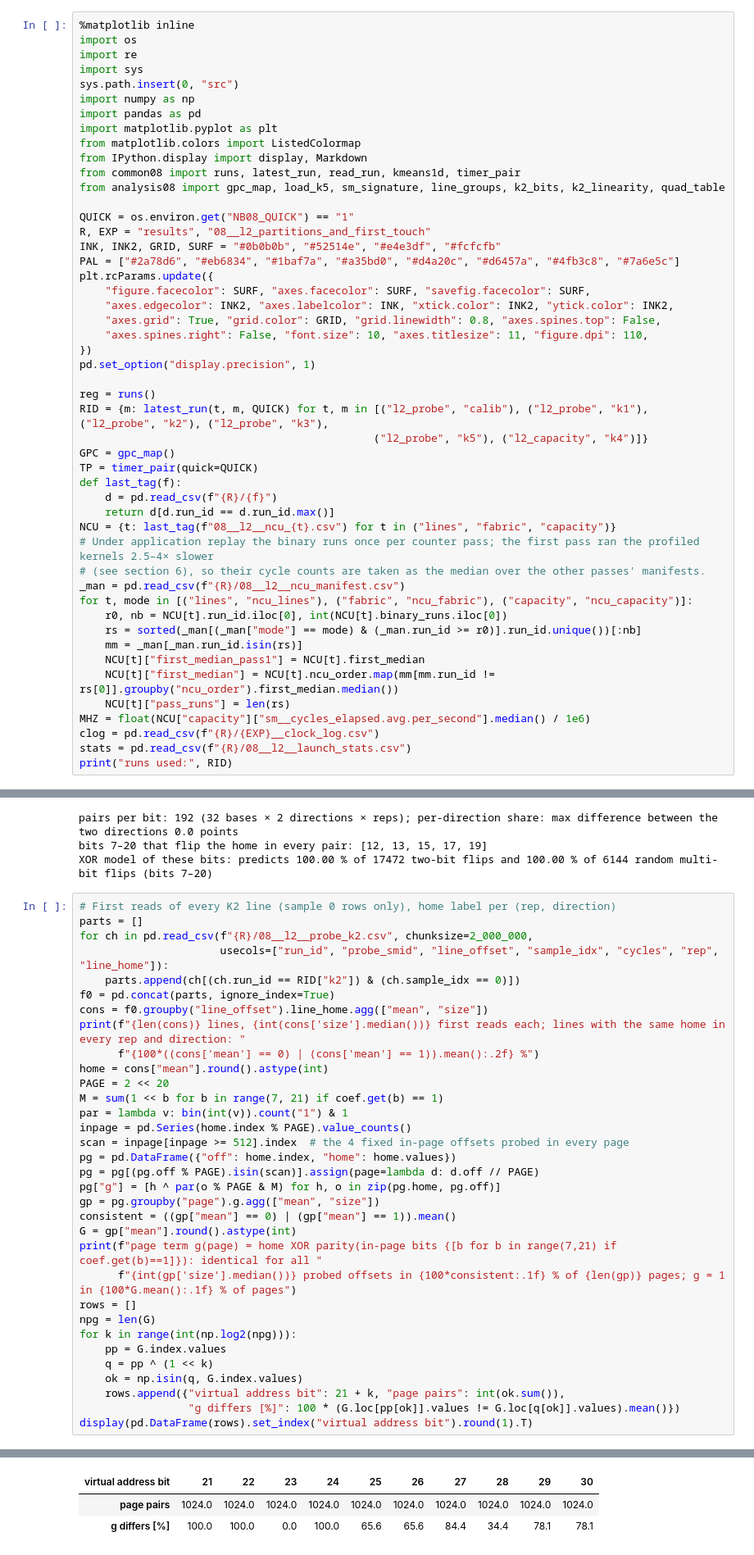
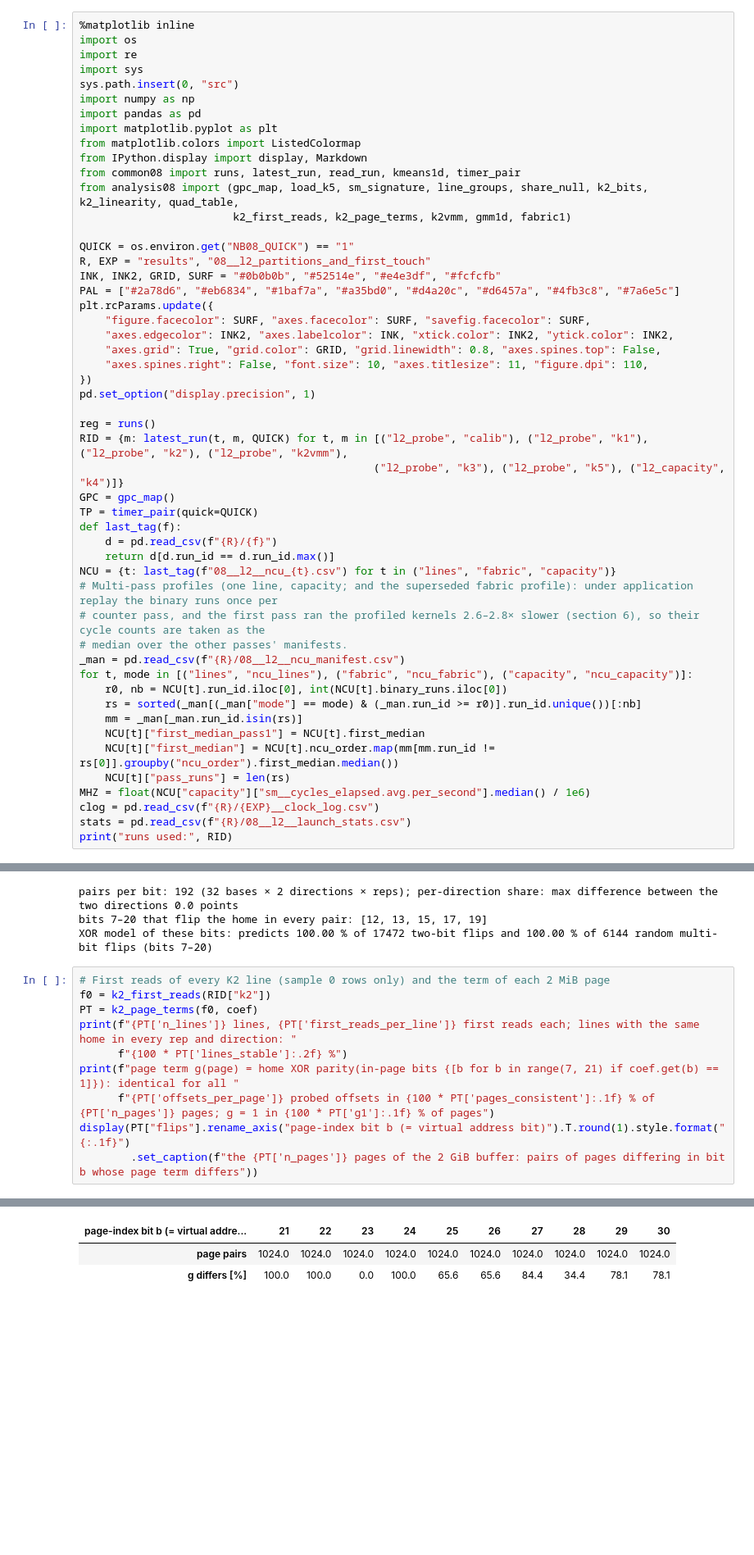
Before and after one commit to lomolisso/h100-microbench, a Jupyter notebook: experiments/08__l2_partitions_and_first_touch/08__l2_partitions_and_first_touch.ipynb, the cells around one changed output, grey strips where cells are left out. Shown at 82% size. Cells and saved outputs as stored; diff of their text form; blank space fills up the shorter version.

```diff
--- a/experiments/08__l2_partitions_and_first_touch/08__l2_partitions_and_first_touch.ipynb
+++ b/experiments/08__l2_partitions_and_first_touch/08__l2_partitions_and_first_touch.ipynb
@@ -110,7 +113,8 @@ import matplotlib.pyplot as plt
 from matplotlib.colors import ListedColormap
 from IPython.display import display, Markdown
 from common08 import runs, latest_run, read_run, kmeans1d, timer_pair
-from analysis08 import gpc_map, load_k5, sm_signature, line_groups, k2_bits, k2_linearity, quad_table
+from analysis08 import (gpc_map, load_k5, sm_signature, line_groups, share_null, k2_bits, k2_linearity, quad_table,
+                        k2_first_reads, k2_page_terms, k2vmm, gmm1d, fabric1)
 
 QUICK = os.environ.get("NB08_QUICK") == "1"
 R, EXP = "results", "08__l2_partitions_and_first_touch"
@@ -125,16 +129,17 @@ plt.rcParams.update({
 pd.set_option("display.precision", 1)
 
 reg = runs()
-RID = {m: latest_run(t, m, QUICK) for t, m in [("l2_probe", "calib"), ("l2_probe", "k1"), ("l2_probe", "k2"), ("l2_probe", "k3"),
-                                              ("l2_probe", "k5"), ("l2_capacity", "k4")]}
+RID = {m: latest_run(t, m, QUICK) for t, m in [("l2_probe", "calib"), ("l2_probe", "k1"), ("l2_probe", "k2"), ("l2_probe", "k2vmm"),
+                                              ("l2_probe", "k3"), ("l2_probe", "k5"), ("l2_capacity", "k4")]}
 GPC = gpc_map()
 TP = timer_pair(quick=QUICK)
 def last_tag(f):
     d = pd.read_csv(f"{R}/{f}")
     return d[d.run_id == d.run_id.max()]
 NCU = {t: last_tag(f"08__l2__ncu_{t}.csv") for t in ("lines", "fabric", "capacity")}
-# Under application replay the binary runs once per counter pass; the first pass ran the profiled kernels 2.5–4× slower
-# (see section 6), so their cycle counts are taken as the median over the other passes' manifests.
+# Multi-pass profiles (one line, capacity; and the superseded fabric profile): under application replay the binary runs once per
+# counter pass, and the first pass ran the profiled kernels 2.6–2.8× slower (section 6), so their cycle counts are taken as the
+# median over the other passes' manifests.
 _man = pd.read_csv(f"{R}/08__l2__ncu_manifest.csv")
 for t, mode in [("lines", "ncu_lines"), ("fabric", "ncu_fabric"), ("capacity", "ncu_capacity")]:
     r0, nb = NCU[t].run_id.iloc[0], int(NCU[t].binary_runs.iloc[0])
@@ -461,38 +502,15 @@ pairs per bit: 192 (32 bases × 2 directions × reps); per-direction share: max
 bits 7–20 that flip the home in every pair: [12, 13, 15, 17, 19]
 XOR model of these bits: predicts 100.00 % of 17472 two-bit flips and 100.00 % of 6144 random multi-bit flips (bits 7–20)
 # %%
-# First reads of every K2 line (sample 0 rows only), home label per (rep, direction)
-parts = []
-for ch in pd.read_csv(f"{R}/08__l2__probe_k2.csv", chunksize=2_000_000,
-                      usecols=["run_id", "probe_smid", "line_offset", "sample_idx", "cycles", "rep", "line_home"]):
-    parts.append(ch[(ch.run_id == RID["k2"]) & (ch.sample_idx == 0)])
-f0 = pd.concat(parts, ignore_index=True)
-cons = f0.groupby("line_offset").line_home.agg(["mean", "size"])
-print(f"{len(cons)} lines, {int(cons['size'].median())} first reads each; lines with the same home in every rep and direction: "
-      f"{100*((cons['mean'] == 0) | (cons['mean'] == 1)).mean():.2f} %")
-home = cons["mean"].round().astype(int)
-PAGE = 2 << 20
-M = sum(1 << b for b in range(7, 21) if coef.get(b) == 1)
-par = lambda v: bin(int(v)).count("1") & 1
-inpage = pd.Series(home.index % PAGE).value_counts()
-scan = inpage[inpage >= 512].index  # the 4 fixed in-page offsets probed in every page
-pg = pd.DataFrame({"off": home.index, "home": home.values})
-pg = pg[(pg.off % PAGE).isin(scan)].assign(page=lambda d: d.off // PAGE)
-pg["g"] = [h ^ par(o % PAGE & M) for h, o in zip(pg.home, pg.off)]
-gp = pg.groupby("page").g.agg(["mean", "size"])
-consistent = ((gp["mean"] == 0) | (gp["mean"] == 1)).mean()
-G = gp["mean"].round().astype(int)
-print(f"page term g(page) = home XOR parity(in-page bits {[b for b in range(7,21) if coef.get(b)==1]}): identical for all "
-      f"{int(gp['size'].median())} probed offsets in {100*consistent:.1f} % of {len(gp)} pages; g = 1 in {100*G.mean():.1f} % of pages")
-rows = []
-npg = len(G)
-for k in range(int(np.log2(npg))):
-    pp = G.index.values
-    q = pp ^ (1 << k)
-    ok = np.isin(q, G.index.values)
-    rows.append({"virtual address bit": 21 + k, "page pairs": int(ok.sum()),
-                 "g differs [%]": 100 * (G.loc[pp[ok]].values != G.loc[q[ok]].values).mean()})
-display(pd.DataFrame(rows).set_index("virtual address bit").round(1).T)
+# First reads of every K2 line (sample 0 rows only) and the term of each 2 MiB page
+f0 = k2_first_reads(RID["k2"])
+PT = k2_page_terms(f0, coef)
+print(f"{PT['n_lines']} lines, {PT['first_reads_per_line']} first reads each; lines with the same home in every rep and direction: "
+      f"{100 * PT['lines_stable']:.2f} %")
+print(f"page term g(page) = home XOR parity(in-page bits {[b for b in range(7, 21) if coef.get(b) == 1]}): identical for all "
+      f"{PT['offsets_per_page']} probed offsets in {100 * PT['pages_consistent']:.1f} % of {PT['n_pages']} pages; g = 1 in {100 * PT['g1']:.1f} % of pages")
+display(PT["flips"].rename_axis("page-index bit b (= virtual address bit)").T.round(1).style.format("{:.1f}")
+        .set_caption(f"the {PT['n_pages']} pages of the 2 GiB buffer: pairs of pages differing in bit b whose page term differs"))
 # %% [output]
 8823 lines, 6 first reads each; lines with the same home in every rep and direction: 100.00 %
 page term g(page) = home XOR parity(in-page bits [12, 13, 15, 17, 19]): identical for all 4 probed offsets in 100.0 % of 1024 pages; g = 1 in 50.0 % of pages
@@ -499,4 +518,4 @@ page term g(page) = home XOR parity(in-page bits [12, 13, 15, 17, 19]): identica
-| virtual address bit | 21 | 22 | 23 | 24 | 25 | 26 | 27 | 28 | 29 | 30 |
+| page-index bit b (= virtual addre... | 21 | 22 | 23 | 24 | 25 | 26 | 27 | 28 | 29 | 30 |
 | page pairs | 1024.0 | 1024.0 | 1024.0 | 1024.0 | 1024.0 | 1024.0 | 1024.0 | 1024.0 | 1024.0 | 1024.0 |
 | g differs [%] | 100.0 | 100.0 | 0.0 | 100.0 | 65.6 | 65.6 | 84.4 | 34.4 | 78.1 | 78.1 |
 # %%
```
Also changed, not shown: parts of 18 cells of this notebook, 12 other files.
